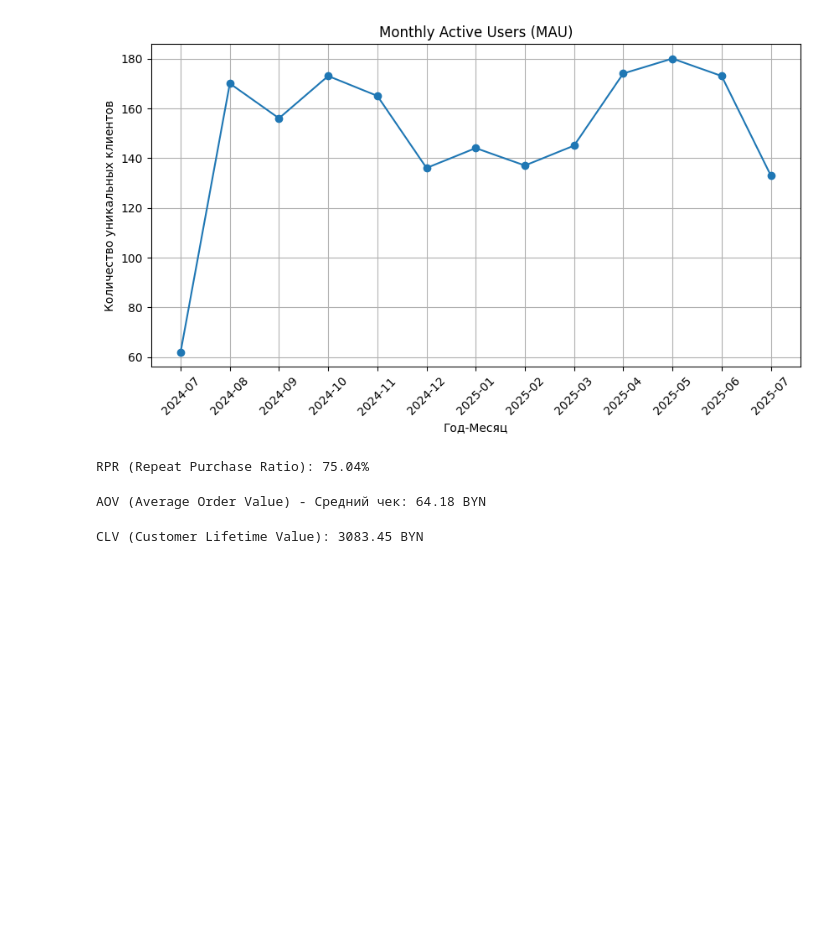
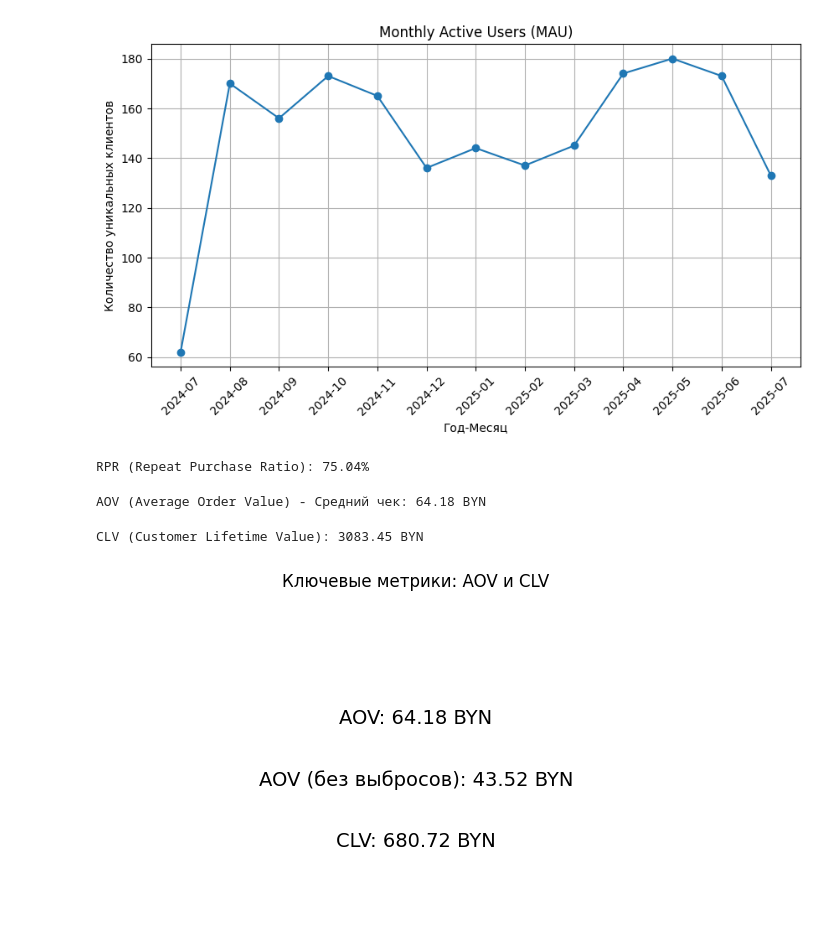
Before and after one commit to Dzemidov/Dzemidovich_kursovoi, a Jupyter notebook: 3_Metrics.ipynb, the cells around one changed output. Cells and saved outputs as stored; diff of their text form; code cells hidden in the pictures; blank space fills up the shorter version.

```diff
--- a/3_Metrics.ipynb
+++ b/3_Metrics.ipynb
@@ -121,0 +127,11 @@ CLV (Customer Lifetime Value): 3083.45 BYN
+# %%
+# Альтернатива: текст на пустом графике
+plt.figure(figsize=(8, 4))
+plt.text(0.5, 0.6, f'AOV: {aov:.2f} BYN', ha='center', va='center', fontsize=14)
+plt.text(0.5, 0.4, f'AOV (без выбросов): {aov_no_outliers:.2f} BYN', ha='center', va='center', fontsize=14)
+plt.text(0.5, 0.2, f'CLV: {clv:.2f} BYN', ha='center', va='center', fontsize=14)
+plt.title('Ключевые метрики: AOV и CLV')
+plt.axis('off')
+plt.show()
+# %% [output]
+[figure, added]
```
Also changed, not shown: parts of 3 cells of this notebook, 4 other files.
